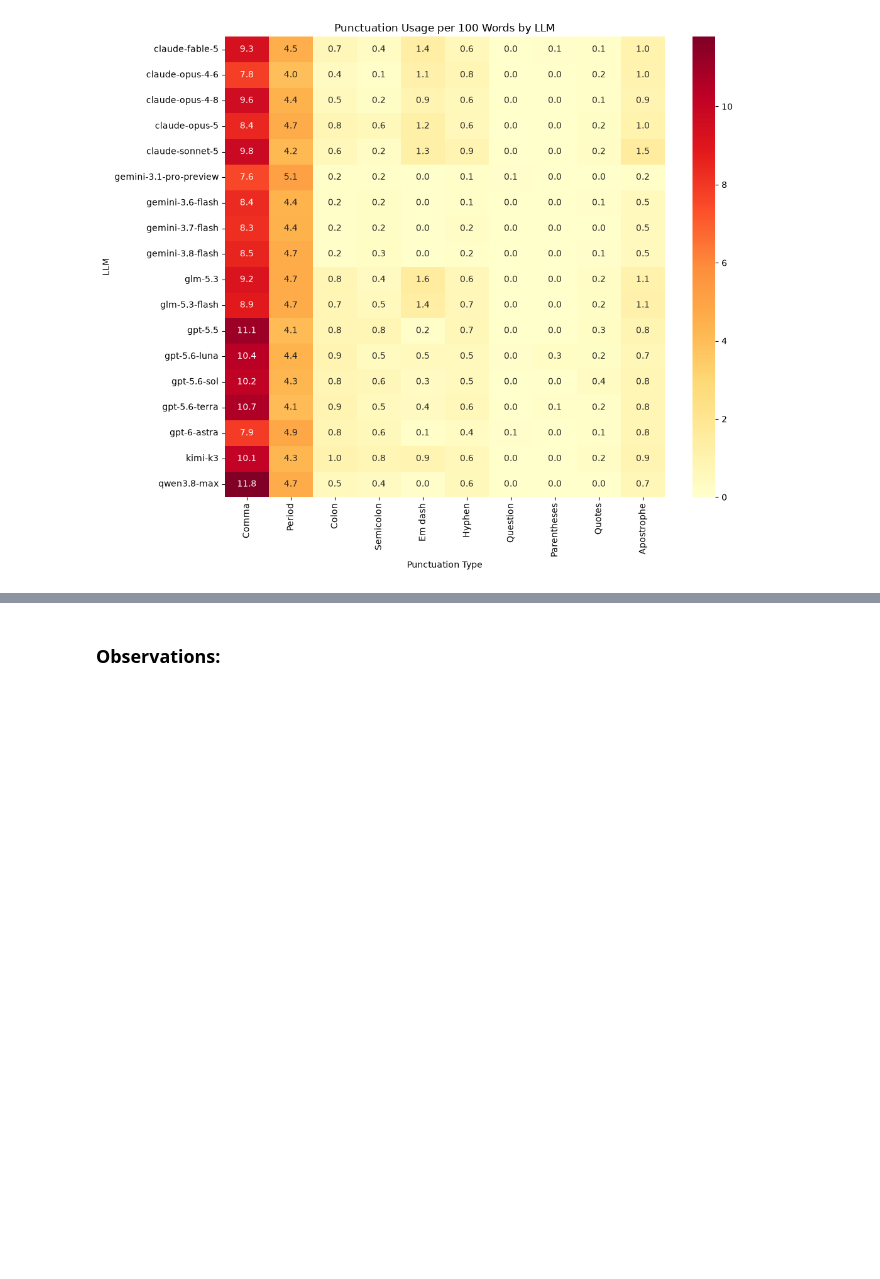
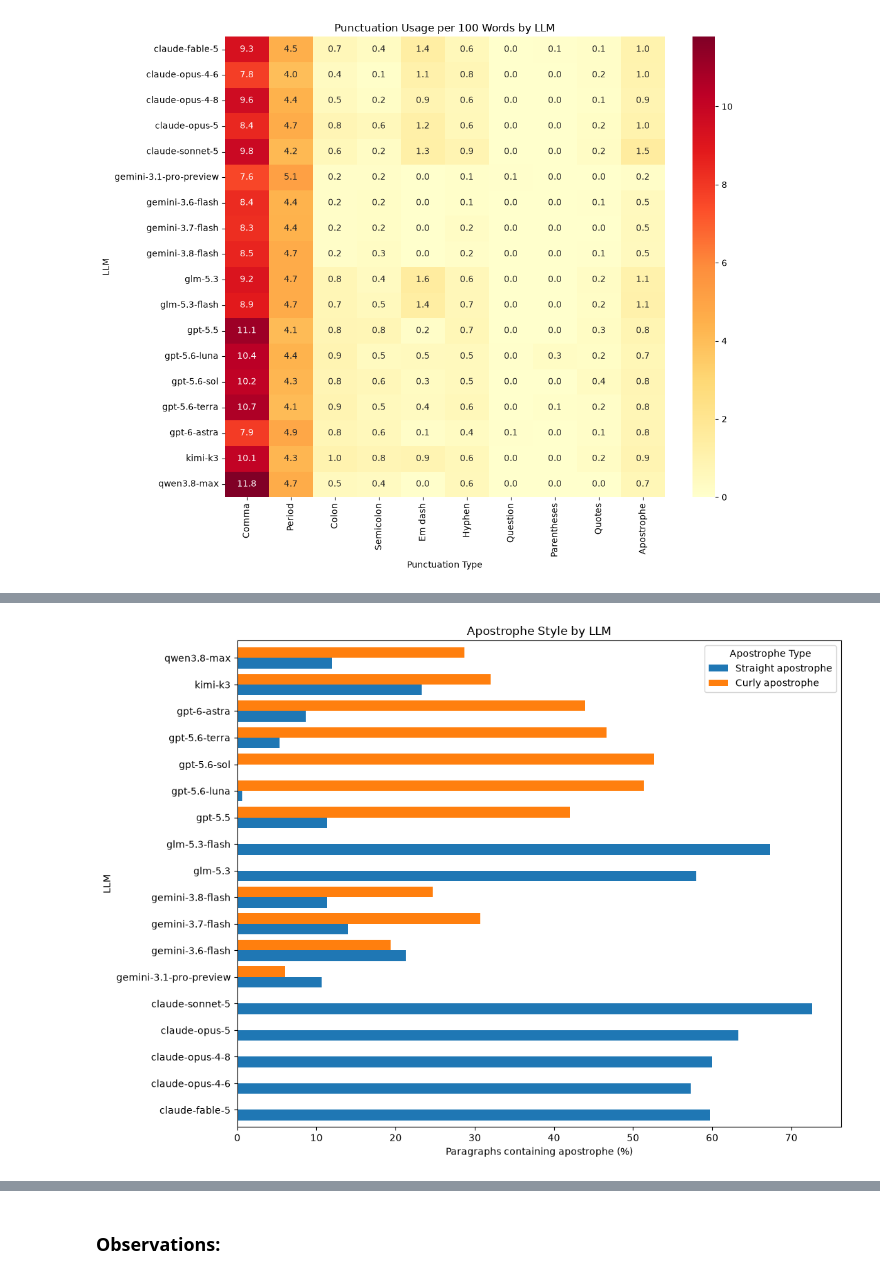
Before and after one commit to FredWltr/NameThatLLM, a Jupyter notebook: NameThatLLM.ipynb, the cells around one changed output, grey strips where cells are left out. Drawn from its saved outputs; the diff is of its cells as text; code cells hidden in the pictures; blank space fills up the shorter version.

```diff
--- a/NameThatLLM.ipynb
+++ b/NameThatLLM.ipynb
@@ -435,0 +481,26 @@ Apostrophe usage is another noticeable difference, with Claude and GLM generally
+# %%
+# Percentage of paragraphs containing each apostrophe style.
+apostrophe_styles = {
+    "Straight apostrophe": "'",
+    "Curly apostrophe": "’",
+}
+
+for name, char in apostrophe_styles.items():
+    data[name] = data["text"].fillna("").str.contains(char, regex=False)
+
+apostrophe_usage = (
+    data.groupby("model")[list(apostrophe_styles)]
+    .mean()
+    .mul(100)
+)
+
+apostrophe_usage.plot.barh(figsize=(11, 8), width=0.8)
+
+plt.title("Apostrophe Style by LLM")
+plt.xlabel("Paragraphs containing apostrophe (%)")
+plt.ylabel("LLM")
+plt.legend(title="Apostrophe Type")
+plt.tight_layout()
+plt.show()
+# %% [output]
+[figure, added]
```
Also changed, not shown: parts of 9 cells of this notebook.
